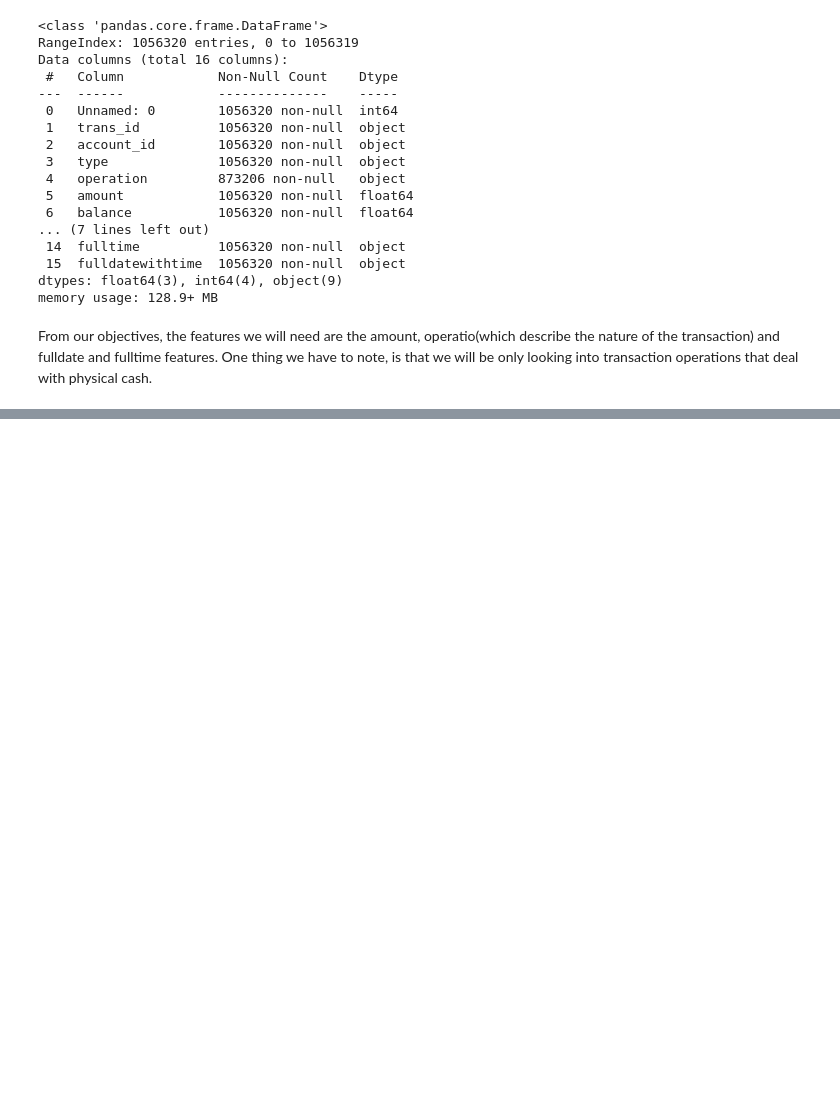
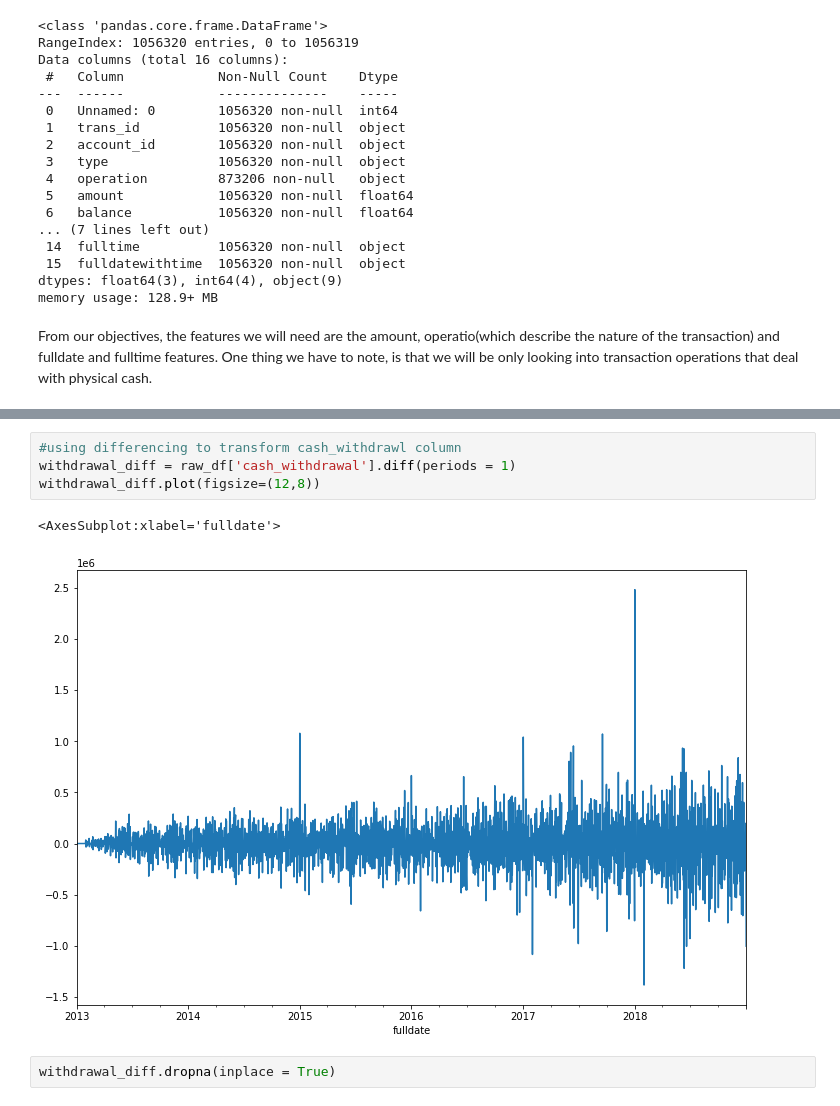
Before and after one commit to mwiti6844/Forecasting-Commercial-Bank-Transactions, a Jupyter notebook: time_series.ipynb, the cells around one changed output, grey strips where cells are left out. Cells and saved outputs as stored; diff of their text form; blank space fills up the shorter version.

```diff
--- a/time_series.ipynb
+++ b/time_series.ipynb
@@ -124,0 +262,9 @@ memory usage: 3.6 MB
+# %%
+#using differencing to transform cash_withdrawl column
+withdrawal_diff = raw_df['cash_withdrawal'].diff(periods = 1)
+withdrawal_diff.plot(figsize=(12,8))
+# %% [output]
+<AxesSubplot:xlabel='fulldate'>
+[figure, added]
+# %%
+withdrawal_diff.dropna(inplace = True)
```
Also changed, not shown: parts of 35 cells of this notebook.
